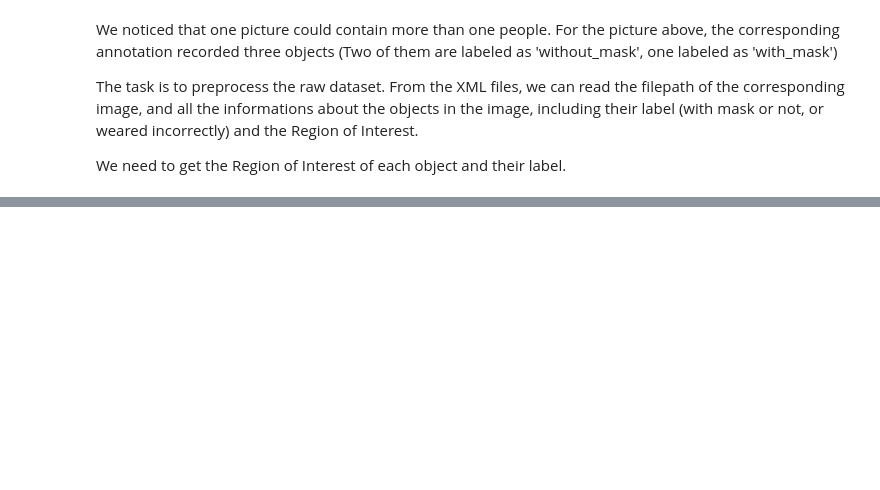
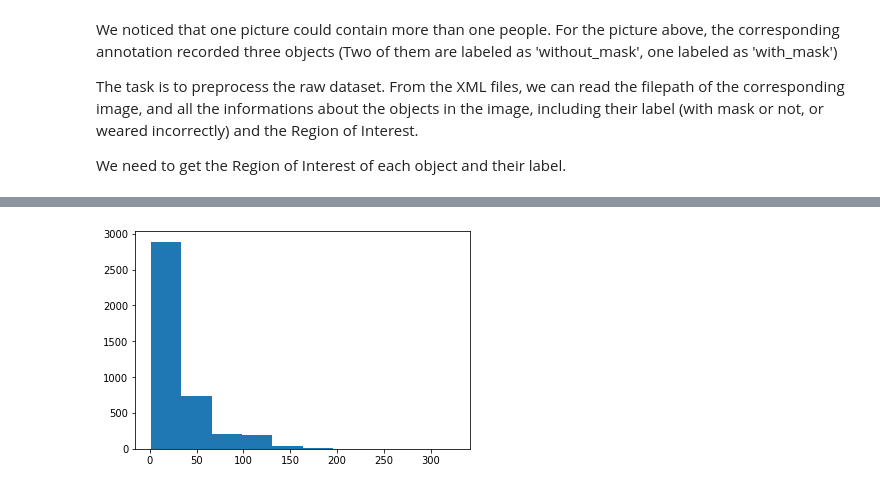
Before and after one commit to Azurestarry/ML-project, a Jupyter notebook: data_preprocessing.ipynb, the cells around one changed output, grey strips where cells are left out. Drawn from its saved outputs; the diff is of its cells as text; code cells hidden in the pictures; blank space fills up the shorter version.

```diff
--- a/data_preprocessing.ipynb
+++ b/data_preprocessing.ipynb
@@ -82,0 +163,5 @@ plt.show()
+# %%
+plt.hist(face_size_data);
+plt.show()
+# %% [output]
+[figure, added]
```
Also changed, not shown: parts of 30 cells of this notebook.
